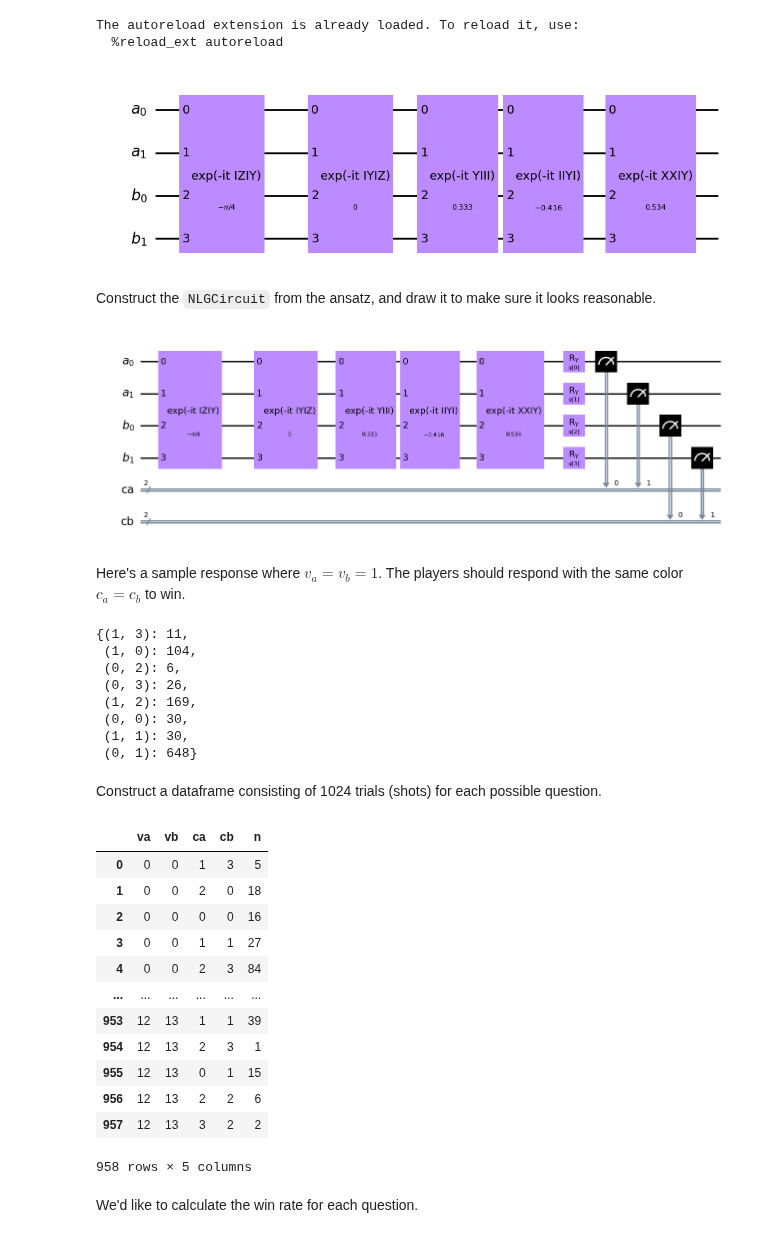
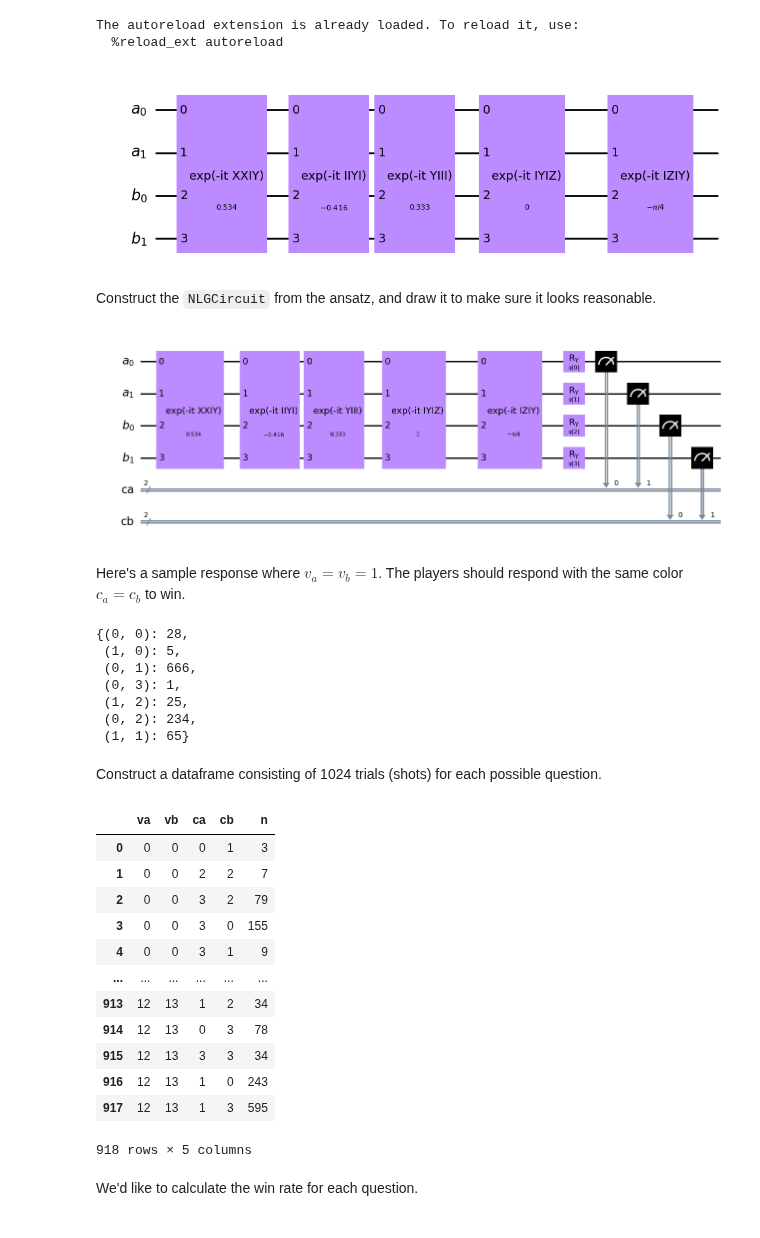
Before and after one commit to jfurches/nonlocalgames, a Jupyter notebook: g14.ipynb, the cells around one changed output. Drawn from its saved outputs; the diff is of its cells as text; code cells hidden in the pictures.

```diff
--- a/g14.ipynb
+++ b/g14.ipynb
@@ -42,27 +42,40 @@ from nonlocalgames import methods
 from nonlocalgames.hamiltonians import G14
 
 best_energy = np.inf
-best_energies = None
+best_metrics = None
 best_ansatz, best_phi = None, None
+
+with open('data/seeds.txt', 'r', encoding='utf-8') as f:
+    lines = f.readlines()
+    seed_func = lambda l: int(l.strip())
+    seeds = list(map(seed_func, lines))
 
 records = []
 
-for i in tqdm(range(50)):
+for i, seed in tqdm(enumerate(seeds), total=len(seeds)):
     ham = G14()
-    energies, state, phi = methods.dual_phase_optim(ham, verbose=0, seed=i, tol=1e-6)
-    energy = energies[-1]
+    state, phi, metrics = methods.dual_phase_optim(
+        ham, verbose=0, seed=seed, tol=1e-6, save_mutual_information=True)
+    energy = metrics['energy'][-1]
+    state = [(theta, str(gate)) for theta, gate in state]
 
-    for iter_, e in enumerate(energies):
-        records.append({
+    for iter_ in range(len(metrics['energy'])):
+        record = {
             'id': i,
+            'seed': seed,
             'iter': iter_,
-            'energy': e,
-        })
+            'adapt_theta': state[iter_-1][0] if iter_ > 0 else None,
+            'adapt_gate': state[iter_-1][1] if iter_ > 0 else None
+        }
+
+        for k, series in metrics.items():
+            record[k] = series[iter_]
+
+        records.append(record)
 
     if energy < best_energy:
         best_energy = energy
-        best_energies = energies
-        state = [(theta, str(gate)) for theta, gate in state]
+        best_metrics = best_metrics
         best_ansatz = state
         best_phi = phi.reshape(2, 14, 2).tolist()
 
@@ -70,7 +83,7 @@ for i in tqdm(range(50)):
             json.dump({
                 'state': best_ansatz,
                 'phi': best_phi,
-                'energies': best_energies
+                'metrics': best_metrics
             }, f)
 
 df = pd.DataFrame.from_records(records)
@@ -102,35 +115,35 @@ import json
 import numpy as np
 
 # Qiskit has deprecated code inside of it
 import warnings
 with warnings.catch_warnings():
     warnings.filterwarnings(action='ignore', category=DeprecationWarning)
     from qiskit_aer import AerSimulator
 
 from nonlocalgames.hamiltonians import G14
 from nonlocalgames.circuit import NLGCircuit, load_adapt_ansatz
 
 def load_g14_circuit(path: str):
     with open(path, 'r', encoding='utf-8') as f:
         data = json.load(f)
 
     qubits = 2
     players = 2
     qc = load_adapt_ansatz(
         data['state'],
         [qubits] * players,
-        adapt_order=True)
+        adapt_order=False)
 
     # Don't need to transform phi since qinfo's Ry gate follows the qiskit convention
     phi = np.array(data['phi'])
 
     return qc, phi
 
 # Load best circuit
 shared_state, phi = load_g14_circuit('data/g14_state.json')
 shared_state.draw('mpl')
 # %% [output]
-[figure, old version]
+[figure, new version]
 # %% [markdown]
 Construct the `NLGCircuit` from the ansatz, and draw it to make sure it looks reasonable.
 # %%
@@ -138,20 +151,19 @@ sim = AerSimulator()
 nlg = NLGCircuit(shared_state, phi, sim=sim)
 nlg.qc.draw('mpl')
 # %% [output]
-[figure, old version]
+[figure, new version]
 # %% [markdown]
 Here's a sample response where $v_a = v_b = 1$. The players should respond with the same color $c_a = c_b$ to win.
 # %%
 nlg.ask([1, 1], shots=1024, seed_simulator=42)
 # %% [output]
-{(1, 3): 11,
- (1, 0): 104,
- (0, 2): 6,
- (0, 3): 26,
- (1, 2): 169,
- (0, 0): 30,
- (1, 1): 30,
- (0, 1): 648}
+{(0, 0): 28,
+ (1, 0): 5,
+ (0, 1): 666,
+ (0, 3): 1,
+ (1, 2): 25,
+ (0, 2): 234,
+ (1, 1): 65}
 # %% [markdown]
 Construct a dataframe consisting of 1024 trials (shots) for each possible question.
 # %%
@@ -179,18 +191,18 @@ df.to_csv('data/g14_responses.csv', index=False)
 df
 # %% [output]
 |  | va | vb | ca | cb | n |
-| 0 | 0 | 0 | 1 | 3 | 5 |
-| 1 | 0 | 0 | 2 | 0 | 18 |
-| 2 | 0 | 0 | 0 | 0 | 16 |
-| 3 | 0 | 0 | 1 | 1 | 27 |
-| 4 | 0 | 0 | 2 | 3 | 84 |
+| 0 | 0 | 0 | 0 | 1 | 3 |
+| 1 | 0 | 0 | 2 | 2 | 7 |
+| 2 | 0 | 0 | 3 | 2 | 79 |
+| 3 | 0 | 0 | 3 | 0 | 155 |
+| 4 | 0 | 0 | 3 | 1 | 9 |
 | ... | ... | ... | ... | ... | ... |
-| 953 | 12 | 13 | 1 | 1 | 39 |
-| 954 | 12 | 13 | 2 | 3 | 1 |
-| 955 | 12 | 13 | 0 | 1 | 15 |
-| 956 | 12 | 13 | 2 | 2 | 6 |
-| 957 | 12 | 13 | 3 | 2 | 2 |
+| 913 | 12 | 13 | 1 | 2 | 34 |
+| 914 | 12 | 13 | 0 | 3 | 78 |
+| 915 | 12 | 13 | 3 | 3 | 34 |
+| 916 | 12 | 13 | 1 | 0 | 243 |
+| 917 | 12 | 13 | 1 | 3 | 595 |
-958 rows × 5 columns
+918 rows × 5 columns
 # %% [markdown]
 We'd like to calculate the win rate for each question.
 # %%
```
Also changed, not shown: parts of 2 cells of this notebook, 4 other files.
